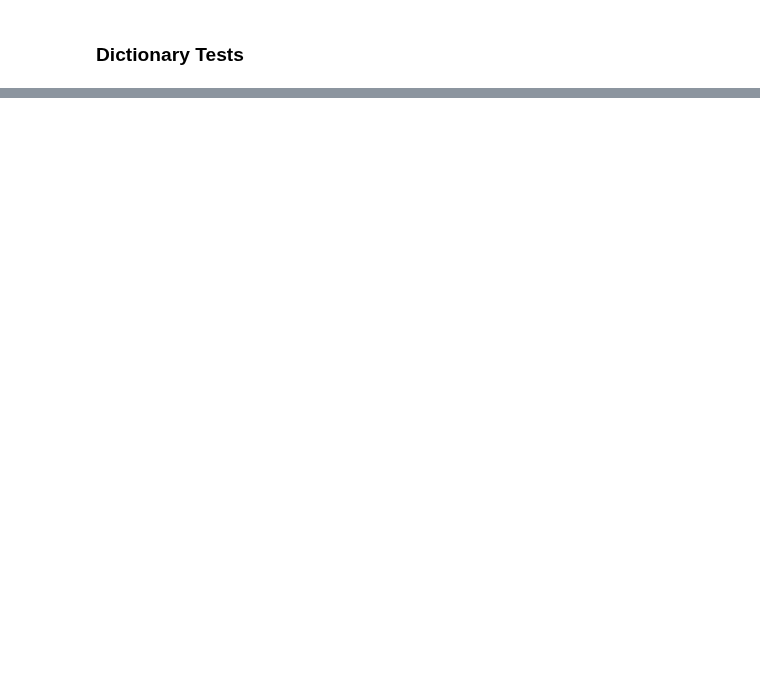
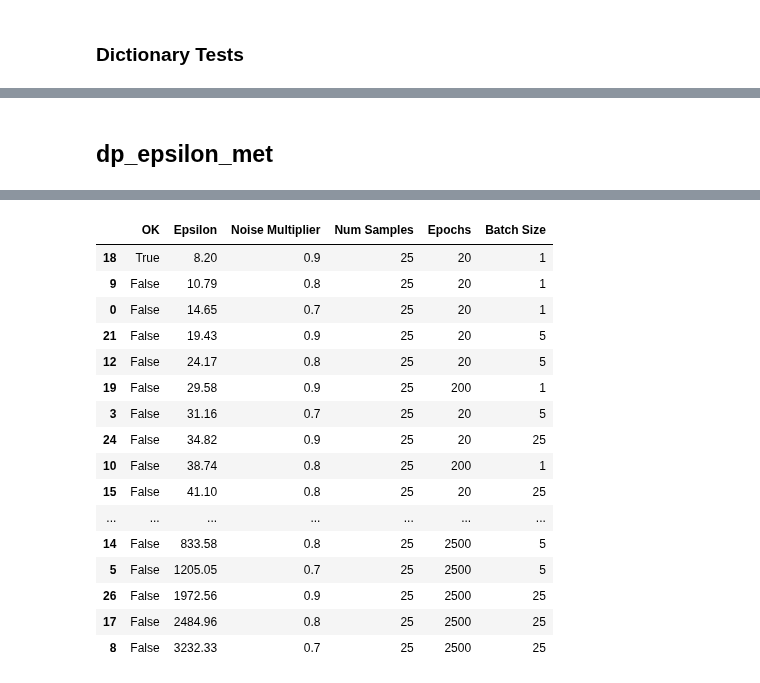
Before and after one commit to UWE-AI-GROUP/GRAIMATTER-TEST, a Jupyter notebook: WP2/wrapper/wrapper-Keras-concept-cutdown.ipynb, the cells around one changed output, grey strips where cells are left out. Drawn from its saved outputs; the diff is of its cells as text; code cells hidden in the pictures; blank space fills up the shorter version.

```diff
--- a/WP2/wrapper/wrapper-Keras-concept-cutdown.ipynb
+++ b/WP2/wrapper/wrapper-Keras-concept-cutdown.ipynb
@@ -1055,0 +705,53 @@ for key,value in safeKerasModel8.__dict__.items():
+# %% [markdown]
+## dp_epsilon_met
+# %%
+import pandas as pd
+importlib.reload(safemodel.safemodel)
+importlib.reload(safemodel.classifiers.safekeras)
+from safemodel.classifiers.safekeras import Safe_KerasModel
+
+samples = [25, 25, 25]
+batch_sizes = [1, 5, 25]
+epochs = [20, 200, 2500]
+noisemult = [0.7, 0.8, 0.9]
+
+okslist = []
+epsilonslist = []
+noisemultslist = []
+sampleslist = []
+batch_size_list = []
+epochs_list = []
+
+safeKerasModel8 = Safe_KerasModel(inputs= input_data, outputs=output,name="safekerasmodel6-test", optimizer="Adam")
+
+for i in range(0,3):
+    for j in range(0,3):
+        for k in range(0,3):
+            sampleslist.append(samples[i])
+            safeKerasModel8.noise_multiplier = noisemult[i]
+            noisemultslist.append(noisemult[i])
+            batch_size_list.append(batch_sizes[j])
+            epochs_list.append(epochs[k])
+            ok, epsilon = safeKerasModel8.dp_epsilon_met(num_examples=samples[i],batch_size=batch_sizes[j],epochs=epochs[k])
+            okslist.append(ok)
+            epsilonslist.append(epsilon)
+
+for i in range(0, len(okslist)):
+    pass
+    #print(f'{okslist[i]} {epsilonslist[i]} {noisemultslist[i]} {sampleslist[i]} {epochs_list[i]}' )
+
+
+
+mydf = pd.DataFrame(
+    {'OK': okslist,
+     'Epsilon': epsilonslist,
+     'Noise Multiplier': noisemultslist,
+     'Num Samples': sampleslist,
+     'Epochs': epochs_list,
+     'Batch Size': batch_size_list
+
+
+    })
+
+mydf.round(decimals=2).sort_values('Epsilon')
+# %% [output]
@@ -1055,0 +775,17 @@ for key,value in safeKerasModel8.__dict__.items():
+|  | OK | Epsilon | Noise Multiplier | Num Samples | Epochs | Batch Size |
+| 18 | True | 8.20 | 0.9 | 25 | 20 | 1 |
+| 9 | False | 10.79 | 0.8 | 25 | 20 | 1 |
+| 0 | False | 14.65 | 0.7 | 25 | 20 | 1 |
+| 21 | False | 19.43 | 0.9 | 25 | 20 | 5 |
+| 12 | False | 24.17 | 0.8 | 25 | 20 | 5 |
+| 19 | False | 29.58 | 0.9 | 25 | 200 | 1 |
+| 3 | False | 31.16 | 0.7 | 25 | 20 | 5 |
+| 24 | False | 34.82 | 0.9 | 25 | 20 | 25 |
+| 10 | False | 38.74 | 0.8 | 25 | 200 | 1 |
+| 15 | False | 41.10 | 0.8 | 25 | 20 | 25 |
+| ... | ... | ... | ... | ... | ... | ... |
+| 14 | False | 833.58 | 0.8 | 25 | 2500 | 5 |
+| 5 | False | 1205.05 | 0.7 | 25 | 2500 | 5 |
+| 26 | False | 1972.56 | 0.9 | 25 | 2500 | 25 |
+| 17 | False | 2484.96 | 0.8 | 25 | 2500 | 25 |
+| 8 | False | 3232.33 | 0.7 | 25 | 2500 | 25 |
```
Also changed, not shown: parts of 18 cells of this notebook.
